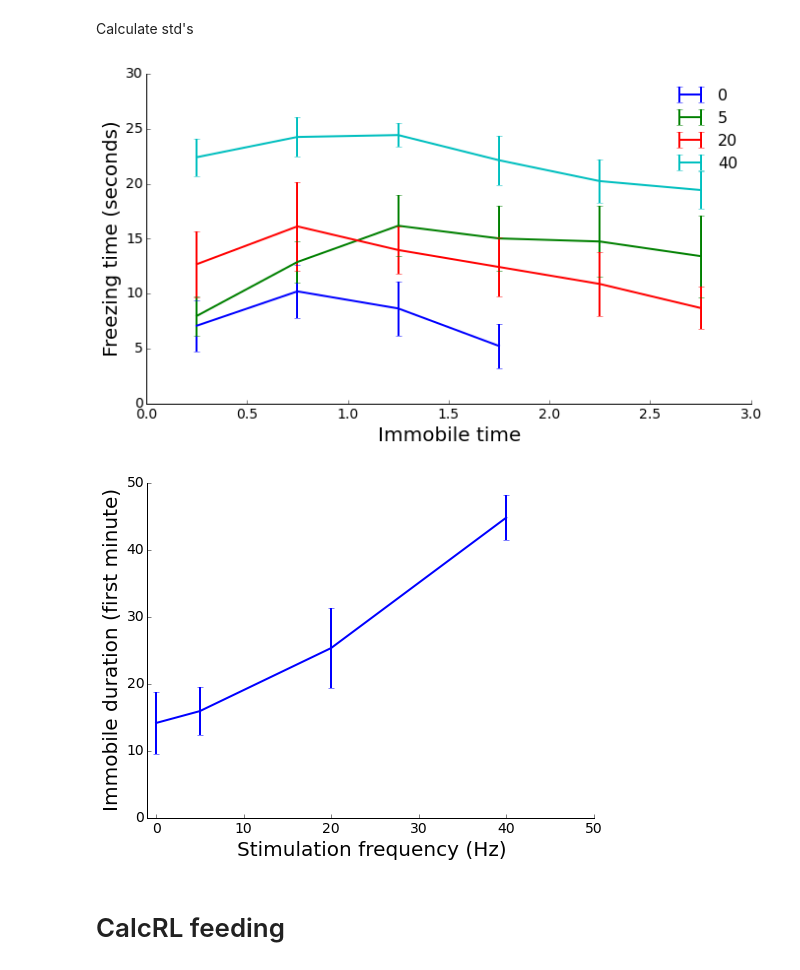
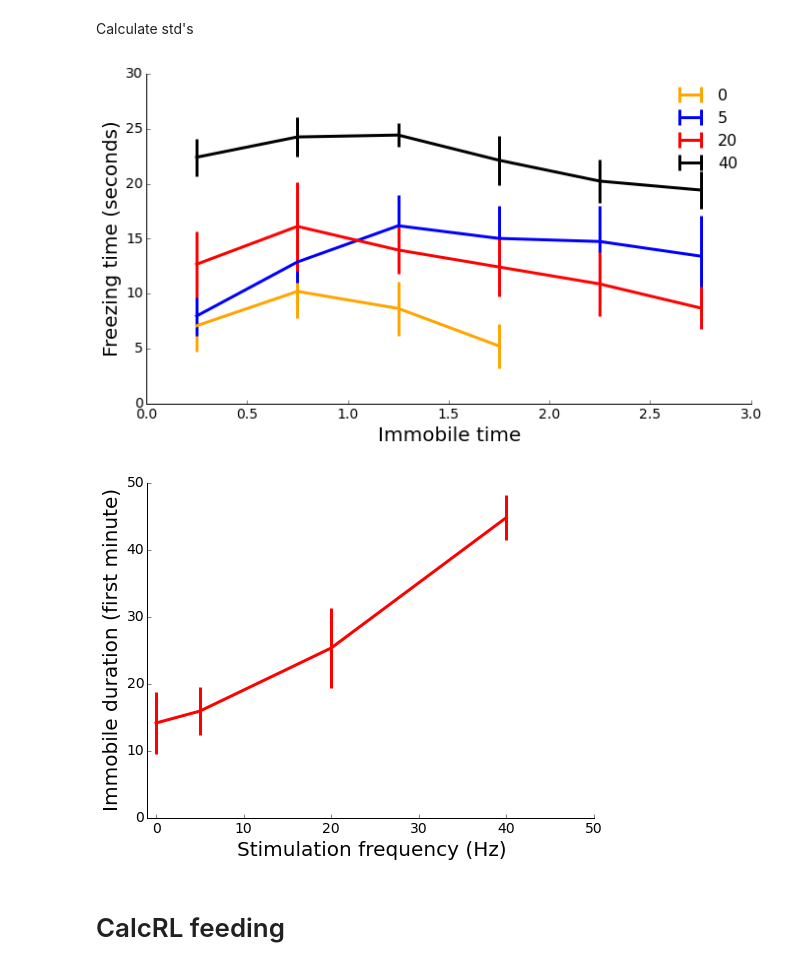
Before and after one commit to map222/MPNeuro, a Jupyter notebook: CalcRL Freezing behaviour.ipynb, the cells around one changed output. Saved outputs shown, nothing was run; the diff lists cells and outputs as text; code cells hidden in the pictures.

```diff
--- a/CalcRL Freezing behaviour.ipynb
+++ b/CalcRL Freezing behaviour.ipynb
@@ -76,16 +78,18 @@ mov_20Hz.shape
+# %%
+fs = 20
+color_dict = {5: 'blue', 20:'red', 40:'black', 0:'orange'}
+lw = 3
 # %%
 fig, ax = plt.subplots(1, figsize=[11, 6])
 last_index =14
 time_indices = np.arange(last_index) / 2+0.25
-lw = 2
-plt.errorbar(time_indices, mov_5Hz[:last_index], mov_5Hz_std[:last_index], label = '5Hz', linewidth = lw)
-plt.errorbar(time_indices, mov_20Hz[:last_index], mov_20Hz_std[:last_index], label = '20Hz', linewidth = lw)
-plt.errorbar(time_indices, mov_40Hz[:last_index], mov_40Hz_std[:last_index], label = '40Hz', linewidth = lw)
+plt.errorbar(time_indices+0.05, mov_5Hz[:last_index], mov_5Hz_std[:last_index], label = '5Hz', linewidth = lw, capsize = 0, color=color_dict[5])
+plt.errorbar(time_indices, mov_20Hz[:last_index], mov_20Hz_std[:last_index], label = '20Hz', linewidth = lw, capsize = 0, color=color_dict[20])
+plt.errorbar(time_indices-0.05, mov_40Hz[:last_index], mov_40Hz_std[:last_index], label = '40Hz', linewidth = lw, capsize = 0, color=color_dict[40])
 laser_times = [[1, 1.5], [2.5, 3], [4, 4.5], [5.5, 6]]
 for cur_laser in laser_times:
     plt.axvspan(cur_laser[0], cur_laser[1], facecolor =  'k', alpha = 0.15)
 
-fs = 20
 plt.legend(frameon = False, fontsize = fs-4)
 prettify_axes(plt.gca())
 plt.xlabel('Time (min)', fontsize = fs)
@@ -120,26 +124,24 @@ test_0Hz_ste = np.roll(test_0Hz_ste, 1)
 # %%
 fig, ax = plt.subplots(1, figsize=[11, 6])
 last_index =6
 time_indices = np.arange(last_index) / 2+0.25
-lw = 2
-plt.errorbar(time_indices[:4], test_0Hz_mean / 2, test_0Hz_ste / 2, label = '0', linewidth = lw)
-plt.errorbar(time_indices, test_5Hz_mean[:last_index] / 2, test_5Hz_ste[:last_index] / 2, label = '5', linewidth = lw)
-plt.errorbar(time_indices, test_20Hz_mean[:last_index] / 2, test_20Hz_ste[:last_index] / 2, label = '20', linewidth = lw)
-plt.errorbar(time_indices, test_40Hz_mean[:last_index] / 2, test_40Hz_ste[:last_index] / 2, label = '40', linewidth = lw)
+plt.errorbar(time_indices[:4], test_0Hz_mean / 2, test_0Hz_ste / 2, label = '0', linewidth = lw, color=color_dict[0], capsize = 0)
+plt.errorbar(time_indices, test_5Hz_mean[:last_index] / 2, test_5Hz_ste[:last_index] / 2, label = '5', linewidth = lw, color=color_dict[5], capsize = 0)
+plt.errorbar(time_indices, test_20Hz_mean[:last_index] / 2, test_20Hz_ste[:last_index] / 2, label = '20', linewidth = lw, color=color_dict[20], capsize = 0)
+plt.errorbar(time_indices, test_40Hz_mean[:last_index] / 2, test_40Hz_ste[:last_index] / 2, label = '40', linewidth = lw, color=color_dict[40], capsize = 0)
 plt.legend(frameon = False, fontsize = fs-4)
-fs = 20
 plt.xlabel('Immobile time', fontsize = fs)
 plt.ylabel('Freezing time (seconds)', fontsize = fs)
 prettify_axes(plt.gca())
 fig.savefig('Testing timecourse.png')
 # %% [output]
-[figure, old version]
+[figure, new version]
 # %%
 fig, ax = plt.subplots(1, figsize = [8, 6])
 freeze_indices = np.array([0,  5, 20, 40])
 freq_means = [test_0Hz_mean[0], test_5Hz_mean[0], test_20Hz_mean[0], test_40Hz_mean[0]]
 freq_stes = [test_0Hz_ste[0],  test_5Hz_ste[0], test_20Hz_ste[0], test_40Hz_ste[0]]
-plt.errorbar(freeze_indices, freq_means, freq_stes, linewidth=2)
+plt.errorbar(freeze_indices, freq_means, freq_stes, linewidth=lw, capsize = 0, color = 'red')
 plt.xlim([-1, 50])
 plt.ylim([0, 50])
 plt.ylabel('Immobile duration (first minute)', fontsize = 20)
@@ -147,7 +149,7 @@ plt.xlabel('Stimulation frequency (Hz)', fontsize = 20)
 prettify_axes(plt.gca())
 fig.savefig('Frequency vs immobility.png')
 # %% [output]
-[figure, old version]
+[figure, new version]
 # %% [markdown]
 # CalcRL feeding
 # %%
```
Also changed, not shown: parts of 4 cells of this notebook, 3 other files.
